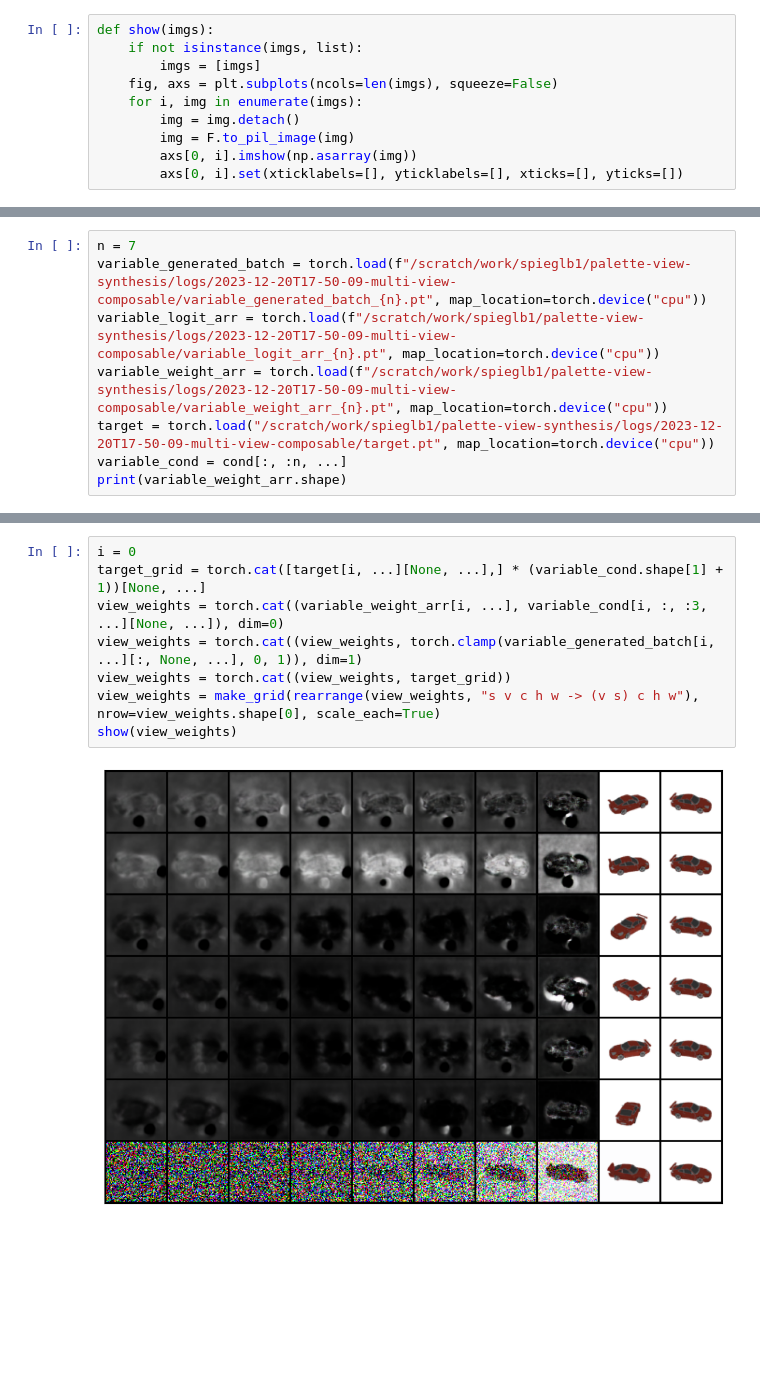
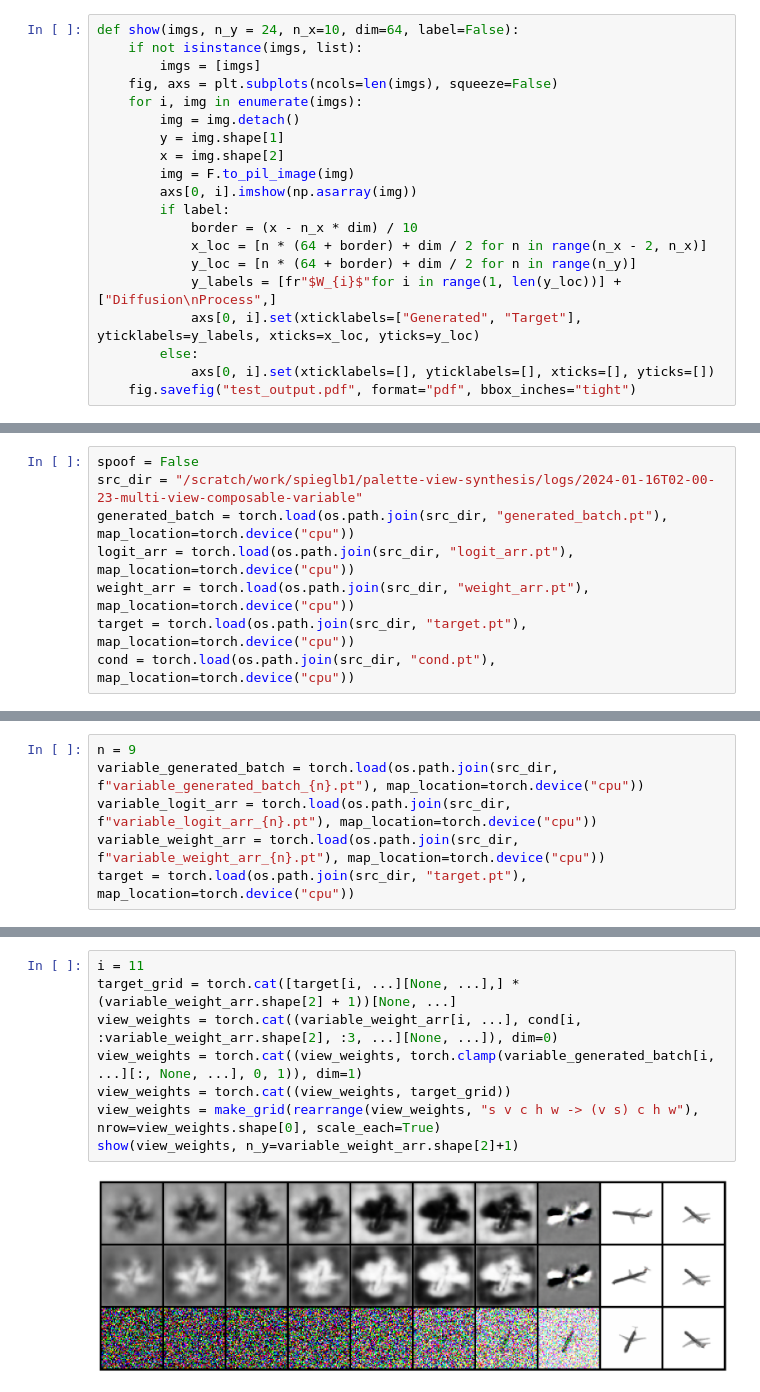
Before and after one commit to bronemos/view-fusion, a Jupyter notebook: analysis.ipynb, the cells around one changed output, grey strips where cells are left out. Drawn from its saved outputs; the diff is of its cells as text; blank space fills up the shorter version.

Commit message:
fix sampling, add black padding to inference outputs

```diff
--- a/analysis.ipynb
+++ b/analysis.ipynb
@@ -35,10 +14,20 @@ torch.Size([2, 7, 3, 3, 5, 8])
 # %%
-def show(imgs):
+def show(imgs, n_y = 24, n_x=10, dim=64, label=False):
     if not isinstance(imgs, list):
         imgs = [imgs]
     fig, axs = plt.subplots(ncols=len(imgs), squeeze=False)
     for i, img in enumerate(imgs):
         img = img.detach()
+        y = img.shape[1]
+        x = img.shape[2]
         img = F.to_pil_image(img)
         axs[0, i].imshow(np.asarray(img))
-        axs[0, i].set(xticklabels=[], yticklabels=[], xticks=[], yticks=[])
+        if label:
+            border = (x - n_x * dim) / 10
+            x_loc = [n * (64 + border) + dim / 2 for n in range(n_x - 2, n_x)]
+            y_loc = [n * (64 + border) + dim / 2 for n in range(n_y)]
+            y_labels = [fr"$W_{i}$"for i in range(1, len(y_loc))] + ["Diffusion\nProcess",]
+            axs[0, i].set(xticklabels=["Generated", "Target"], yticklabels=y_labels, xticks=x_loc, yticks=y_loc)
+        else:
+            axs[0, i].set(xticklabels=[], yticklabels=[], xticks=[], yticks=[])
+    fig.savefig("test_output.pdf", format="pdf", bbox_inches="tight")
@@ -72,3 +34,11 @@ torch.Size([12, 8, 6, 3, 64, 64])
+# %%
+spoof = False
+src_dir = "/scratch/work/spieglb1/palette-view-synthesis/logs/2024-01-16T02-00-23-multi-view-composable-variable"
+generated_batch = torch.load(os.path.join(src_dir, "generated_batch.pt"), map_location=torch.device("cpu"))
+logit_arr = torch.load(os.path.join(src_dir, "logit_arr.pt"), map_location=torch.device("cpu"))
+weight_arr = torch.load(os.path.join(src_dir, "weight_arr.pt"), map_location=torch.device("cpu"))
+target = torch.load(os.path.join(src_dir, "target.pt"), map_location=torch.device("cpu"))
+cond = torch.load(os.path.join(src_dir, "cond.pt"), map_location=torch.device("cpu"))
 # %%
 target_grid = make_grid(target, nrow=12)
 show(target_grid)
@@ -89,9 +69,7 @@ torch.Size([3, 464, 662])
 # %%
-n = 7
-variable_generated_batch = torch.load(f"/scratch/work/spieglb1/palette-view-synthesis/logs/2023-12-20T17-50-09-multi-view-composable/variable_generated_batch_{n}.pt", map_location=torch.device("cpu"))
-variable_logit_arr = torch.load(f"/scratch/work/spieglb1/palette-view-synthesis/logs/2023-12-20T17-50-09-multi-view-composable/variable_logit_arr_{n}.pt", map_location=torch.device("cpu"))
-variable_weight_arr = torch.load(f"/scratch/work/spieglb1/palette-view-synthesis/logs/2023-12-20T17-50-09-multi-view-composable/variable_weight_arr_{n}.pt", map_location=torch.device("cpu"))
-target = torch.load("/scratch/work/spieglb1/palette-view-synthesis/logs/2023-12-20T17-50-09-multi-view-composable/target.pt", map_location=torch.device("cpu"))
-variable_cond = cond[:, :n, ...]
-print(variable_weight_arr.shape)
+n = 9
+variable_generated_batch = torch.load(os.path.join(src_dir, f"variable_generated_batch_{n}.pt"), map_location=torch.device("cpu"))
+variable_logit_arr = torch.load(os.path.join(src_dir, f"variable_logit_arr_{n}.pt"), map_location=torch.device("cpu"))
+variable_weight_arr = torch.load(os.path.join(src_dir, f"variable_weight_arr_{n}.pt"), map_location=torch.device("cpu"))
+target = torch.load(os.path.join(src_dir, "target.pt"), map_location=torch.device("cpu"))
 # %% [output]
@@ -99,10 +77,10 @@ torch.Size([12, 8, 6, 3, 64, 64])
 # %%
-i = 0
-target_grid = torch.cat([target[i, ...][None, ...],] * (variable_cond.shape[1] + 1))[None, ...]
-view_weights = torch.cat((variable_weight_arr[i, ...], variable_cond[i, :, :3, ...][None, ...]), dim=0)
+i = 11
+target_grid = torch.cat([target[i, ...][None, ...],] * (variable_weight_arr.shape[2] + 1))[None, ...]
+view_weights = torch.cat((variable_weight_arr[i, ...], cond[i, :variable_weight_arr.shape[2], :3, ...][None, ...]), dim=0)
 view_weights = torch.cat((view_weights, torch.clamp(variable_generated_batch[i, ...][:, None, ...], 0, 1)), dim=1)
 view_weights = torch.cat((view_weights, target_grid))
 view_weights = make_grid(rearrange(view_weights, "s v c h w -> (v s) c h w"), nrow=view_weights.shape[0], scale_each=True)
-show(view_weights)
+show(view_weights, n_y=variable_weight_arr.shape[2]+1)
 # %% [output]
-[figure, old version]
+[figure, new version]
```
Also changed, not shown: parts of 9 cells of this notebook, 10 other files.
